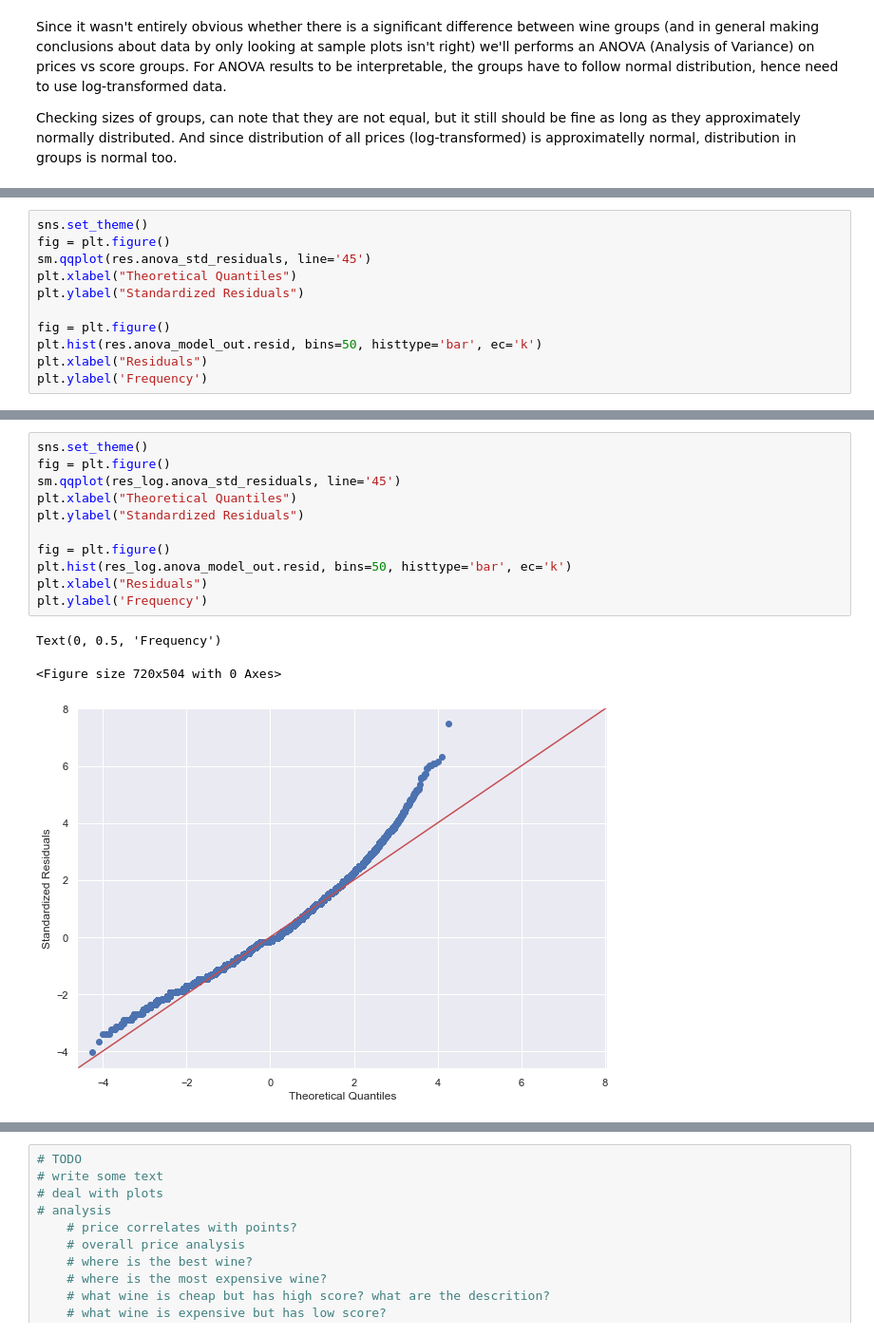
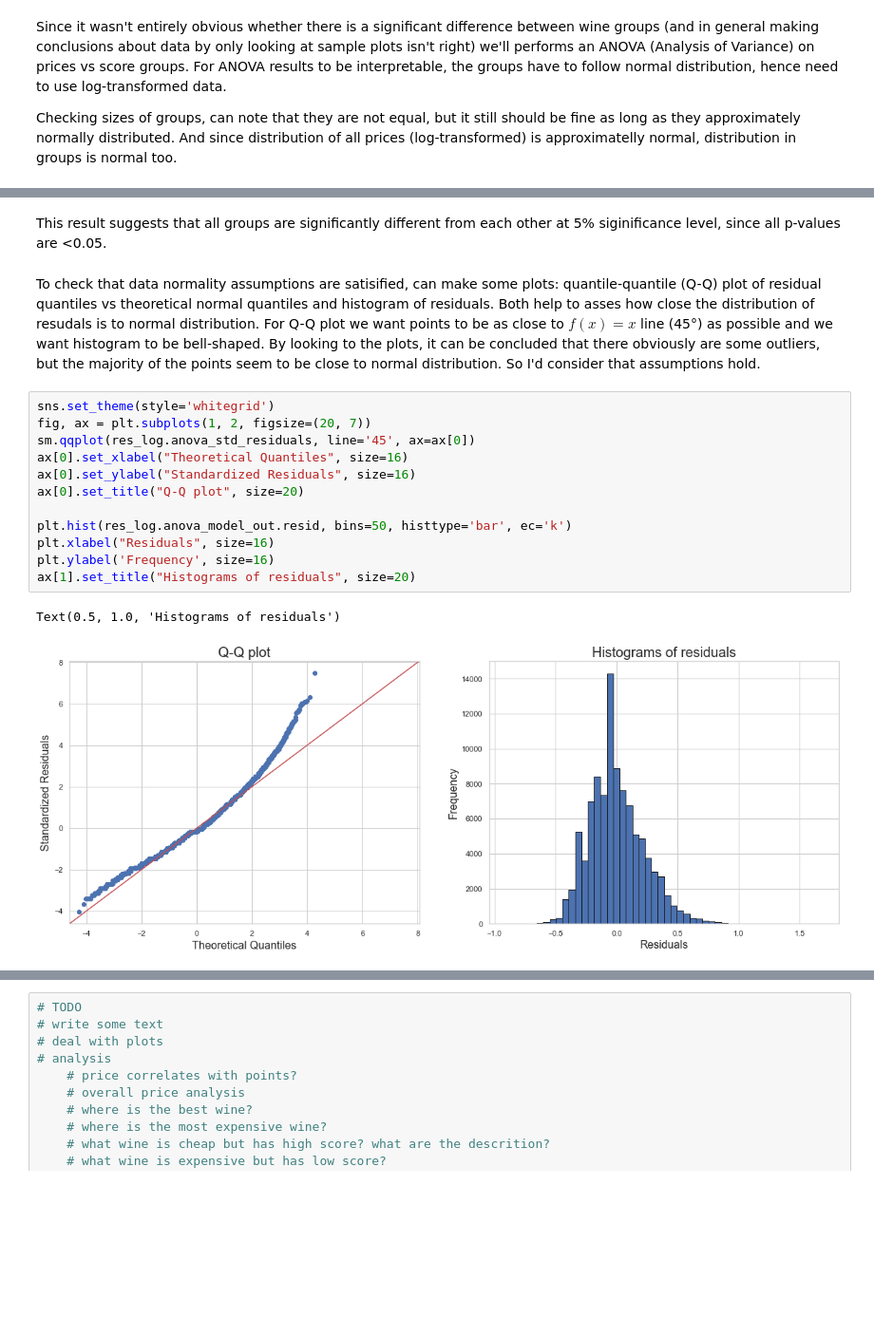
Before and after one commit to sizovaj95/data_analysis, a Jupyter notebook: wine_analysis.ipynb, the cells around one changed output, grey strips where cells are left out. Shown at 95% size. Saved outputs shown, nothing was run; the diff lists cells and outputs as text; blank space fills up the shorter version.

Commit message:
Further text edits

```diff
--- a/wine_analysis.ipynb
+++ b/wine_analysis.ipynb
@@ -388,14 +356,3 @@ res_log.tukey_summary
 | 3 | 90 to 94 | 85 to 89 | 0.275220 | 0.271007 | 0.279432 | 237.358044 | 0.001 |
 | 4 | 90 to 94 | 80 to 84 | 0.402357 | 0.396508 | 0.408206 | 249.936482 | 0.001 |
 | 5 | 85 to 89 | 80 to 84 | 0.127137 | 0.121686 | 0.132589 | 84.729629 | 0.001 |
-# %%
-sns.set_theme()
-fig = plt.figure()
-sm.qqplot(res.anova_std_residuals, line='45')
-plt.xlabel("Theoretical Quantiles")
-plt.ylabel("Standardized Residuals")
-
-fig = plt.figure()
-plt.hist(res.anova_model_out.resid, bins=50, histtype='bar', ec='k')
-plt.xlabel("Residuals")
-plt.ylabel('Frequency')
@@ -407,15 +359,19 @@ Text(0, 0.5, 'Frequency')
+# %% [markdown]
+This result suggests that all groups are significantly different from each other at 5% siginificance level, since all p-values are <0.05.
+# %% [markdown]
+To check that data normality assumptions are satisified, can make some plots: quantile-quantile (Q-Q) plot of residual quantiles vs theoretical normal quantiles and histogram of residuals. Both help to asses how close the distribution of resudals is to normal distribution. For Q-Q plot we want points to be as close to $f(x)=x$ line (45°) as possible and we want histogram to be bell-shaped. By looking to the plots, it can be concluded that there obviously are some outliers, but the majority of the points seem to be close to normal distribution. So I'd consider that assumptions hold.
 # %%
-sns.set_theme()
-fig = plt.figure()
-sm.qqplot(res_log.anova_std_residuals, line='45')
-plt.xlabel("Theoretical Quantiles")
-plt.ylabel("Standardized Residuals")
+sns.set_theme(style='whitegrid')
+fig, ax = plt.subplots(1, 2, figsize=(20, 7))
+sm.qqplot(res_log.anova_std_residuals, line='45', ax=ax[0])
+ax[0].set_xlabel("Theoretical Quantiles", size=16)
+ax[0].set_ylabel("Standardized Residuals", size=16)
+ax[0].set_title("Q-Q plot", size=20)
 
-fig = plt.figure()
 plt.hist(res_log.anova_model_out.resid, bins=50, histtype='bar', ec='k')
-plt.xlabel("Residuals")
-plt.ylabel('Frequency')
+plt.xlabel("Residuals", size=16)
+plt.ylabel('Frequency', size=16)
+ax[1].set_title("Histograms of residuals", size=20)
 # %% [output]
-Text(0, 0.5, 'Frequency')
+Text(0.5, 1.0, 'Histograms of residuals')
-<Figure size 720x504 with 0 Axes>
-[figure, old version]
+[figure, new version]
```
Also changed, not shown: parts of 18 cells of this notebook, 3 other files.
